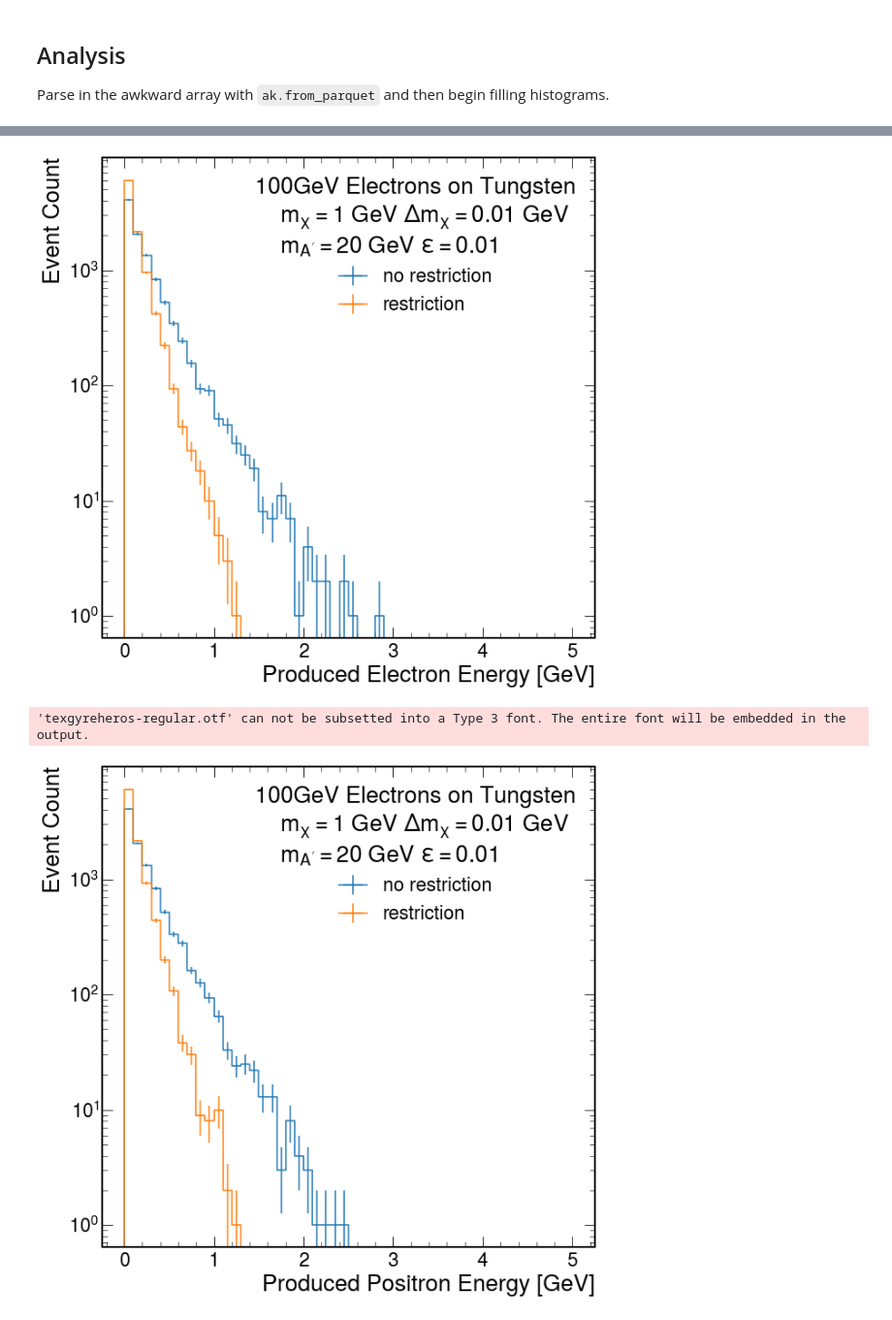
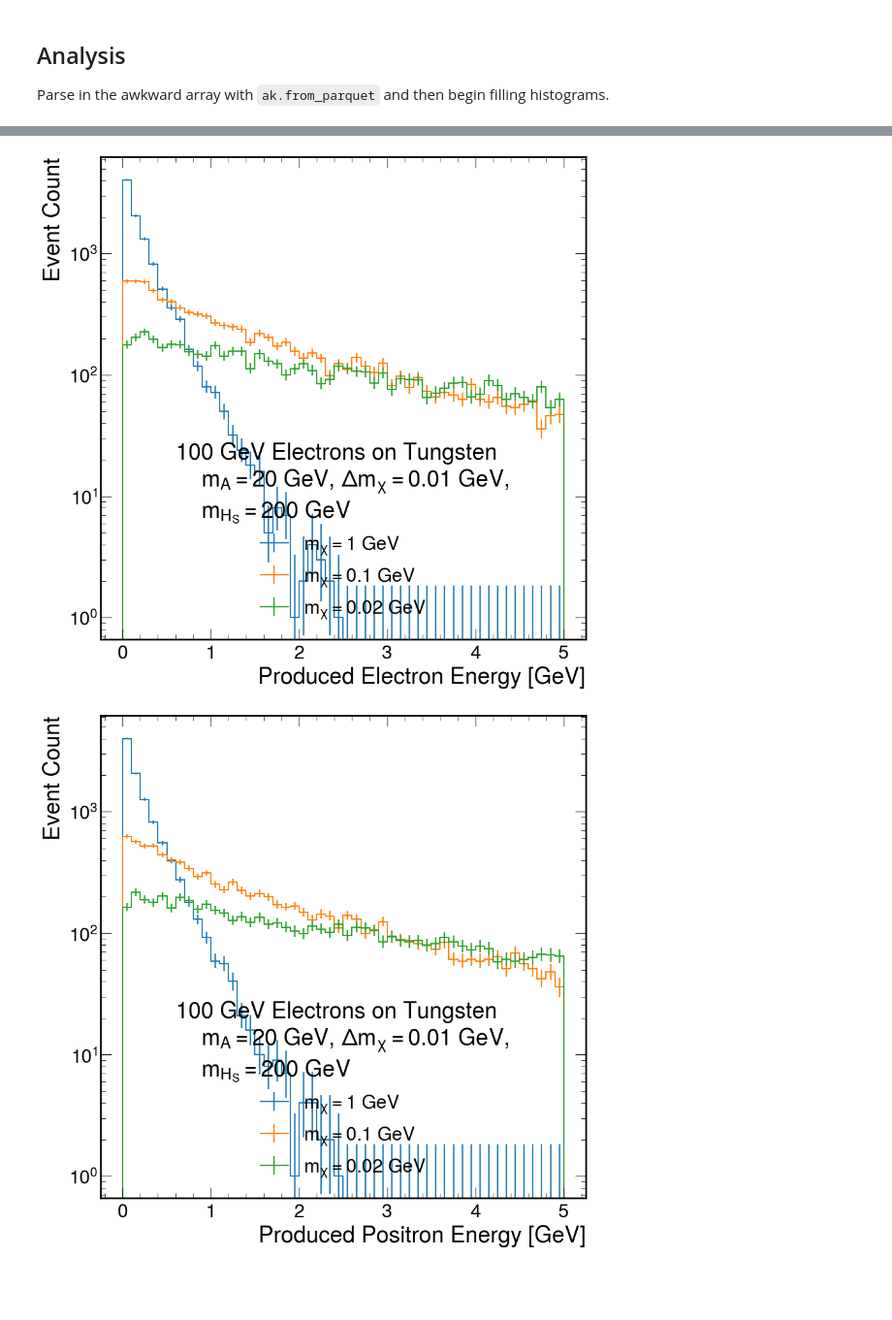
Before and after one commit to tomeichlersmith/hps, a Jupyter notebook: ana/mg-idm-ana.ipynb, the cells around one changed output, grey strips where cells are left out. Shown at 97% size. Saved outputs shown, nothing was run; the diff lists cells and outputs as text; code cells hidden in the pictures; blank space fills up the shorter version.

```diff
--- a/ana/mg-idm-ana.ipynb
+++ b/ana/mg-idm-ana.ipynb
@@ -36,0 +86,6 @@ opts = [
+# %%
+opts = [
+    (r'$m_\chi = 1$ GeV', ak.unzip(from_lhe('../MG5_aMC_v3_4_1/me-packs/idm-0-no-restrict/Events/run_01/unweighted_events.lhe.gz'))),
+    (r'$m_\chi = 0.1$ GeV', ak.unzip(from_lhe('../MG5_aMC_v3_4_1/me-packs/idm-1-no-restrict/Events/run_01/unweighted_events.lhe.gz'))),
+    (r'$m_\chi = 0.02$ GeV', ak.unzip(from_lhe('../MG5_aMC_v3_4_1/me-packs/idm-1-no-restrict/Events/run_02/unweighted_events.lhe.gz'))),
+]
@@ -55,0 +164,16 @@ idm = ak.unzip(ak.from_parquet('../MG5_aMC_v3_4_1/idm-0/Events/run_01/unweighted
+# %%
+for name, (event_info, particles) in opts :
+    h = hist.Hist(hist.axis.Regular(bins=50, start=0, stop=5))
+    prod_pos = ak.flatten(particles[(particles['id']==+11)&(particles['status']>0)&(particles['mother2']>2)]['vector'])
+    prod_ele = ak.flatten(particles[(particles['id']==-11)&(particles['status']>0)&(particles['mother2']>2)]['vector'])
+    h.fill(prod_pos.deltaR(prod_ele))
+    h.plot(label=name)
+plt.xlabel(f'Produced Pair $\Delta R$')
+plt.ylabel('Event Count')
+plt.yscale('log')
+plt.axvline(0.4, color='gray', lw=2, label='drll cut')
+plt.legend(title="""100 GeV Electrons on Tungsten
+$m_A = 20$ GeV, $\Delta m_\chi = 0.01$ GeV,
+$m_{H_S} = 200$ GeV""")
+#plt.savefig(f'idm-produced-{p.lower()}-energy.pdf', bbox_inches='tight')
+plt.show()
@@ -55,0 +182,17 @@ idm = ak.unzip(ak.from_parquet('../MG5_aMC_v3_4_1/idm-0/Events/run_01/unweighted
+# %%
+for p, pdg in [('Electron',11),('Positron',-11),(r'$\chi_2$',1000023)] :
+    for name, (event_info, particles) in opts :
+        h = hist.Hist(hist.axis.Regular(bins=50, start=0, stop=20, name=f'Produced {p} Energy [GeV]'))
+        momentum = particles[(particles['id']==pdg)&(particles['status']>0)&(particles['mother2']>2)]['vector']
+        h.fill(
+            ak.flatten(momentum['x']**2 + momentum['y']**2)**0.5
+        )
+        h.plot(label=name)
+    plt.xlabel(f'Produced {p} $p_T$ [GeV]')
+    plt.ylabel('Event Count')
+    plt.yscale('log')
+    plt.legend(title="""100 GeV Electrons on Tungsten
+    $m_A = 20$ GeV, $\Delta m_\chi = 0.01$ GeV,
+    $m_{H_S} = 200$ GeV""")
+    #plt.savefig(f'idm-produced-{p.lower()}-energy.pdf', bbox_inches='tight')
+    plt.show()
@@ -66,9 +213,9 @@ for p, pdg in [('Electron',11),('Positron',-11)] :
     plt.xlabel(f'Produced {p} Energy [GeV]')
     plt.ylabel('Event Count')
     plt.yscale('log')
-    plt.legend(title="""100GeV Electrons on Tungsten
-    $m_\chi=1$ GeV $\Delta m_\chi = 0.01$ GeV
-    $m_{A'}=20$ GeV $\epsilon = 0.01$""")
+    plt.legend(title="""100 GeV Electrons on Tungsten
+    $m_A = 20$ GeV, $\Delta m_\chi = 0.01$ GeV,
+    $m_{H_S} = 200$ GeV""")
     #plt.savefig(f'idm-produced-{p.lower()}-energy.pdf', bbox_inches='tight')
     plt.show()
 # %% [output]
@@ -76,3 +222,2 @@ for p, pdg in [('Electron',11),('Positron',-11)] :
-[figure, old version]
+[figure, new version]
-'texgyreheros-regular.otf' can not be subsetted into a Type 3 font. The entire font will be embedded in the output.
-[figure, old version]
+[figure, new version]
```
Also changed, not shown: parts of 29 cells of this notebook, 3 other files.
